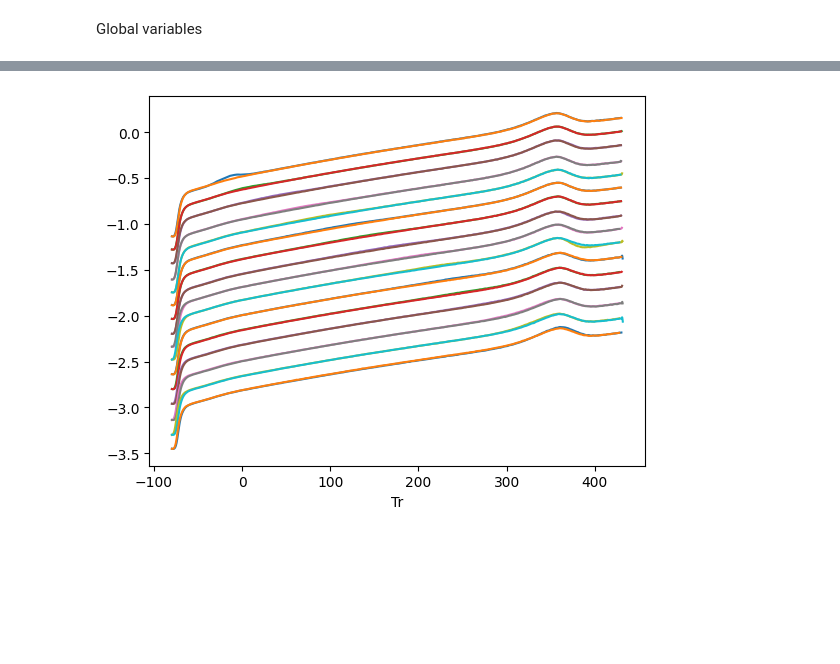
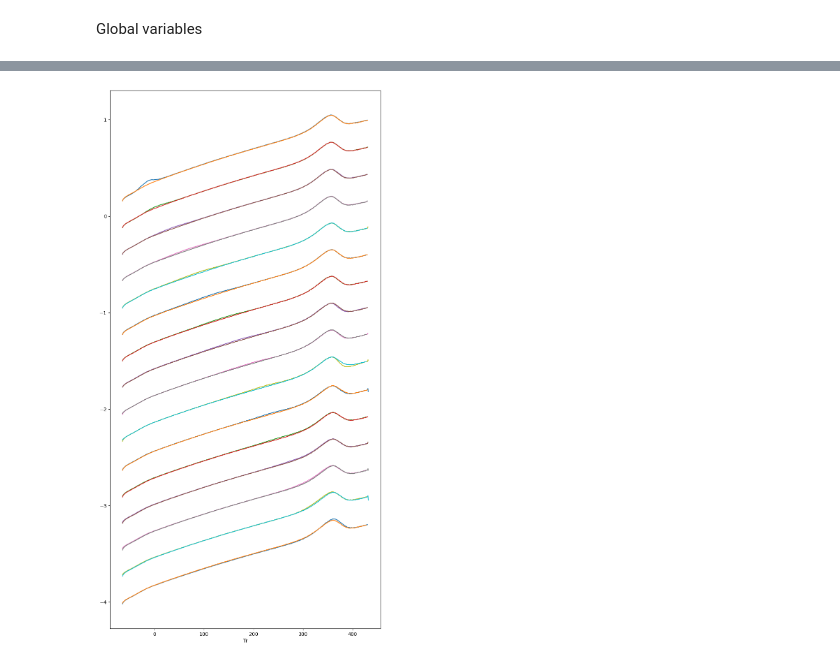
Before and after one commit to albertopeinador/fDSC, a Jupyter notebook: main.ipynb, the cells around one changed output, grey strips where cells are left out. Drawn from its saved outputs; the diff is of its cells as text; code cells hidden in the pictures; blank space fills up the shorter version.

Commit message:
Working and usable separating curves

```diff
--- a/main.ipynb
+++ b/main.ipynb
@@ -7,12 +7,17 @@ import matplotlib.pyplot as plt
 # %% [markdown]
 Global variables
 # %%
+load_cutoff = 100
+
+margin_step = .3
 
 main_dir = '90815 (Bulk 28kDa)\\Annealing30min2kto260'
+
+
 
 temps, file_dict = tx.files_to_dict(main_dir)       #Fetch temperature list and file names from directory
 
 
 #print(file_dict[temps[2]][1])
 # %%
-big_data = tx.load_files(main_dir, temps, file_dict)
+big_data = tx.load_files(main_dir, temps, file_dict, load_cutoff)
@@ -37,11 +24,12 @@ Modified c:\Users\albpe\OneDrive - Universidade da Coruña\Escritorio\fDSC\90815
 # %%
-margin = .1 * (big_data[0][0]['Heat Flow'].max() - big_data[0][0]['Heat Flow'].min())
+margin = margin_step * (big_data[0][0]['Heat Flow'].max() - big_data[0][0]['Heat Flow'].min())
+plt.figure(figsize=(10, 20))
 ax1 = plt.gca()
 for i in range (1, len(big_data)-1):
     dif = abs(big_data[i][0]['Heat Flow'] - big_data[i-1][0]['Heat Flow']).max()
     big_data[i][0]['Heat Flow'] -= dif + margin
     big_data[i][1]['Heat Flow'] -= dif + margin
     big_data[i][0].plot(x = 'Tr', y = 'Heat Flow', ax = ax1, legend=False)
     big_data[i][1].plot(x = 'Tr', y = 'Heat Flow', ax = ax1, legend=False)
 # %% [output]
-[figure, old version]
+[figure, new version]
```
Also changed, not shown: parts of 1 cell of this notebook, 37 other files.
